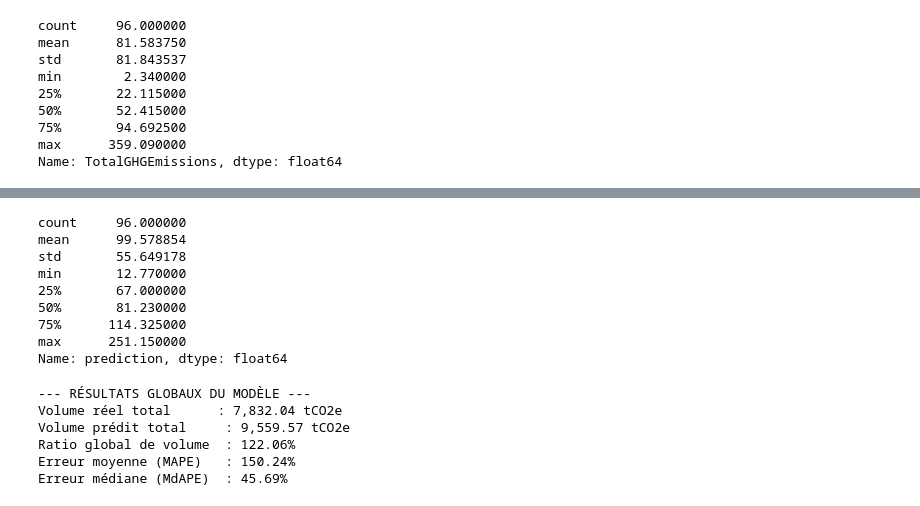
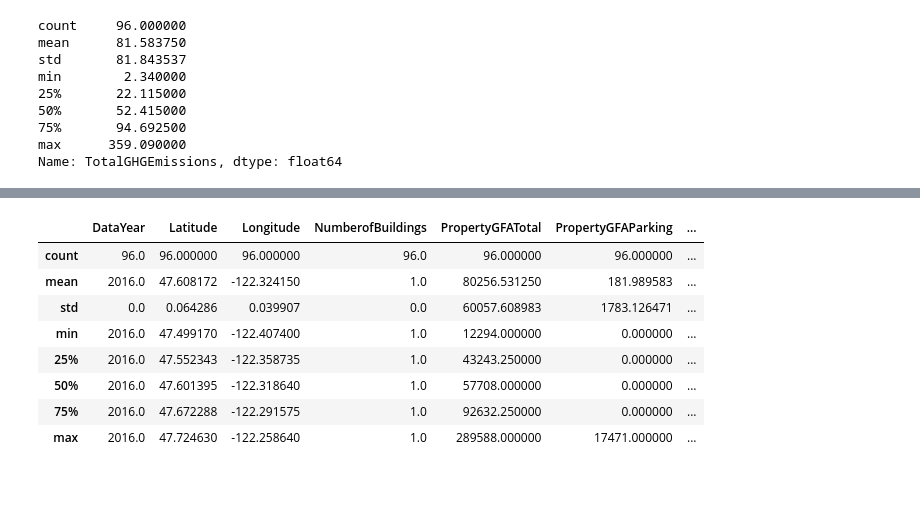
Before and after one commit to Webactiviti/projet-6, a Jupyter notebook: bentoml_prediction.ipynb, the cells around one changed output, grey strips where cells are left out. Cells and saved outputs as stored; diff of their text form; code cells hidden in the pictures.

Commit message:
Fix: correction après soutenance , conso non prédit

```diff
--- a/bentoml_prediction.ipynb
+++ b/bentoml_prediction.ipynb
@@ -15,11 +15,16 @@ df_esti = pd.read_csv('./data/projet6_estimation.csv')
 
 #predictions = [service.predict ( BuildingInput (**row.to_dict() ) ) ["prediction_tCO2"] for _, row in df_esti.iterrows()]
 #predictions = service.predict (row_dic )
-
+'''
 predictions = [
     service.predict(BuildingInput(**row))["prediction_tCO2"]
     for row in df_esti.to_dict(orient="records")
 ]
+'''
+predictions = [
+    service.predict(BuildingInput(**row))
+    for row in df_esti.to_dict(orient="records")
+]
 # %%
 # 2. Assignation des prédictions dans le DataFrame de test
 data_test = df_esti.copy()
@@ -39,56 +56,12 @@ Name: TotalGHGEmissions, dtype: float64
 # %%
-data_test["prediction"].describe()
+data_test.describe()
 # %% [output]
-count     96.000000
-mean      99.578854
-std       55.649178
-min       12.770000
-25%       67.000000
-50%       81.230000
-75%      114.325000
-max      251.150000
-Name: prediction, dtype: float64
+|  | DataYear | Latitude | Longitude | NumberofBuildings | PropertyGFATotal | PropertyGFAParking | ... |
+| count | 96.0 | 96.000000 | 96.000000 | 96.0 | 96.000000 | 96.000000 | ... |
+| mean | 2016.0 | 47.608172 | -122.324150 | 1.0 | 80256.531250 | 181.989583 | ... |
+| std | 0.0 | 0.064286 | 0.039907 | 0.0 | 60057.608983 | 1783.126471 | ... |
+| min | 2016.0 | 47.499170 | -122.407400 | 1.0 | 12294.000000 | 0.000000 | ... |
+| 25% | 2016.0 | 47.552343 | -122.358735 | 1.0 | 43243.250000 | 0.000000 | ... |
+| 50% | 2016.0 | 47.601395 | -122.318640 | 1.0 | 57708.000000 | 0.000000 | ... |
+| 75% | 2016.0 | 47.672288 | -122.291575 | 1.0 | 92632.250000 | 0.000000 | ... |
+| max | 2016.0 | 47.724630 | -122.258640 | 1.0 | 289588.000000 | 17471.000000 | ... |
-# %%
-# Total cumulé réels vs prédits
-total_reel = data_test["TotalGHGEmissions"].sum()
-total_predit = data_test["prediction"].sum()
-ratio_global_pct = (total_predit / total_reel) * 100
-# Erreur Pourcentage Moyenne Absolue (MAPE)
-
-mape = (
-    np.abs(
-        (data_test["TotalGHGEmissions"] - data_test["prediction"])
-        / data_test["TotalGHGEmissions"]
-    ).mean()
-    * 100
-)
-
-# Erreur Médiane Pourcentage Absolue (MdAPE) - Résistante aux valeurs aberrantes
-mdape = (
-    np.abs(
-        (data_test["TotalGHGEmissions"] - data_test["prediction"])
-        / data_test["TotalGHGEmissions"]
-    ).median()
-    * 100
-)
-
-# 5. Affichage des résultats
-print(f"--- RÉSULTATS GLOBAUX DU MODÈLE ---")
-print(
-    f"Volume réel total      : {total_reel:,.2f} tCO2e"
-)
-print(
-    f"Volume prédit total     : {total_predit:,.2f} tCO2e"
-)
-print(
-    f"Ratio global de volume  : {ratio_global_pct:.2f}% "
-)
-print(f"Erreur moyenne (MAPE)   : {mape:.2f}%")
-print(f"Erreur médiane (MdAPE)  : {mdape:.2f}%")
-# %% [output]
---- RÉSULTATS GLOBAUX DU MODÈLE ---
-Volume réel total      : 7,832.04 tCO2e
-Volume prédit total     : 9,559.57 tCO2e
-Ratio global de volume  : 122.06%
-Erreur moyenne (MAPE)   : 150.24%
-Erreur médiane (MdAPE)  : 45.69%
```
Also changed, not shown: parts of 5 cells of this notebook, 7 other files.
